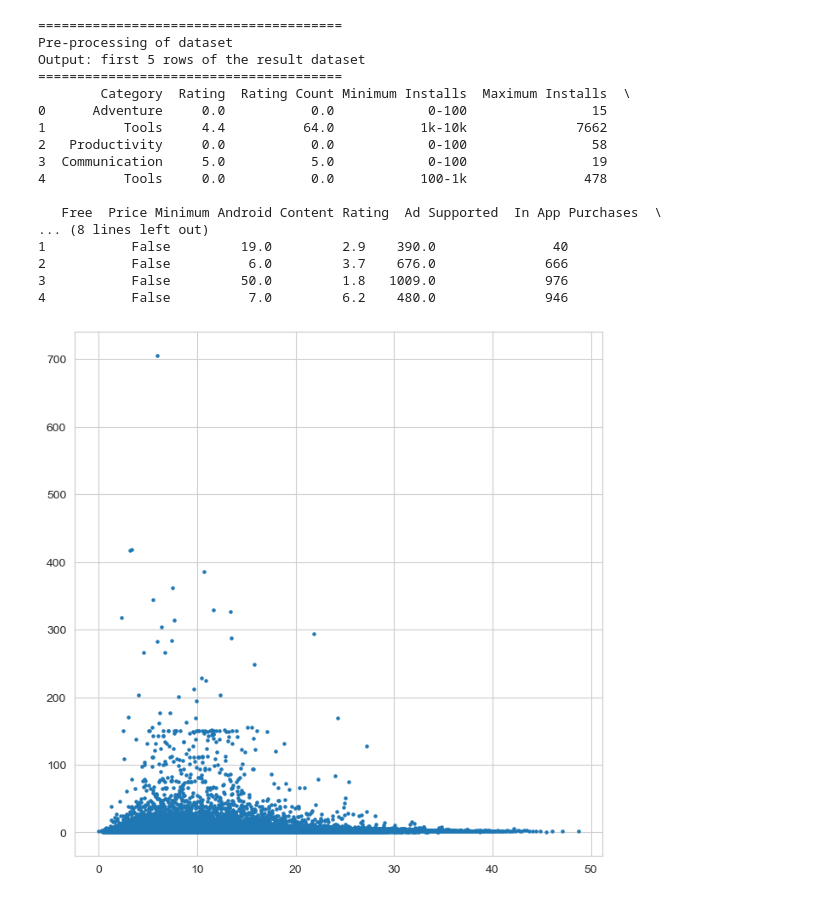
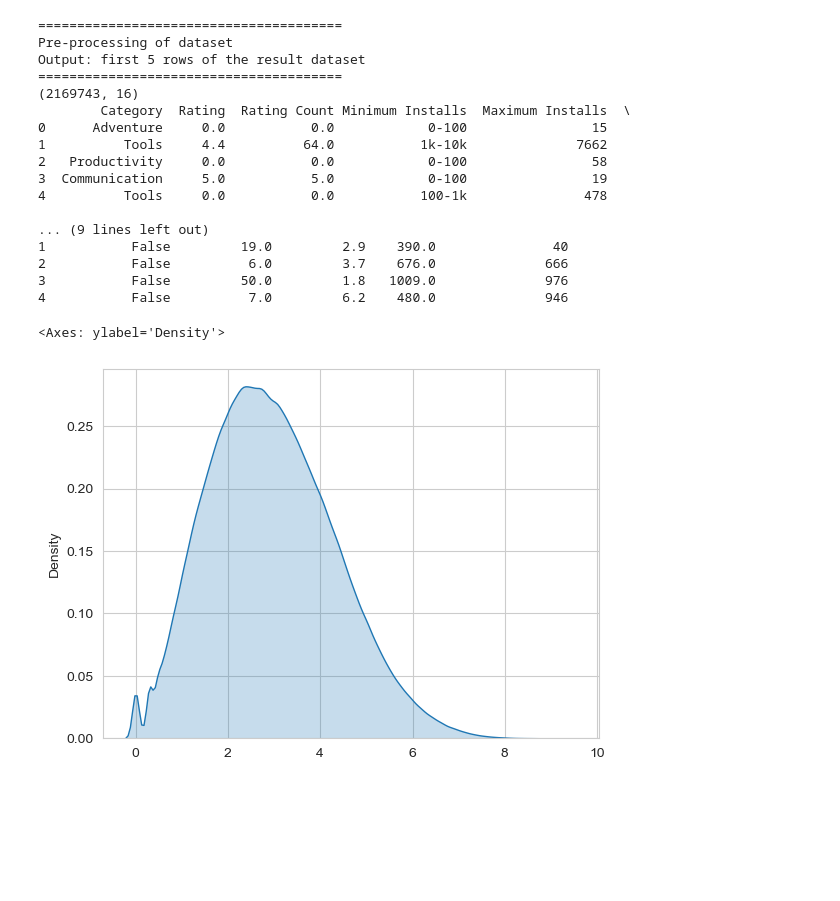
Before and after one commit to zhangbaiyi/google-play-analysis, a Jupyter notebook: experiments/visualization.ipynb, the cells around one changed output. Saved outputs shown, nothing was run; the diff lists cells and outputs as text; code cells hidden in the pictures; blank space fills up the shorter version.

```diff
--- a/experiments/visualization.ipynb
+++ b/experiments/visualization.ipynb
@@ -69,13 +69,16 @@ df.drop(['Size'], axis=1, inplace=True)
 df.drop(['App Name'], axis=1, inplace=True)
 df.dropna(inplace=True)
 df.drop_duplicates(inplace=True)
-
+df = df.query('`Maximum Installs` > 0')
+df.reset_index(drop=True, inplace=True)
+print(df.shape)
 print(df.head(5))
 # %% [output]
 =======================================
 Pre-processing of dataset
 Output: first 5 rows of the result dataset
 =======================================
+(2169743, 16)
         Category  Rating  Rating Count Minimum Installs  Maximum Installs  \
 0      Adventure     0.0           0.0            0-100                15
 1          Tools     4.4          64.0           1k-10k              7662
@@ -83,29 +86,8 @@ Output: first 5 rows of the result dataset
 3  Communication     5.0           5.0            0-100                19
 4          Tools     0.0           0.0           100-1k               478
 
-   Free  Price Minimum Android Content Rating  Ad Supported  In App Purchases  \
-... (8 lines left out)
+... (9 lines left out)
 1           False         19.0         2.9    390.0               40
 2           False          6.0         3.7    676.0              666
 3           False         50.0         1.8   1009.0              976
 4           False          7.0         6.2    480.0              946
-# %%
-df_outlier = df.select_dtypes(include=np.number)
-##### Mahalanobis Distance
-from scipy.spatial.distance import mahalanobis
-mean_vector = df_outlier.mean()
-covariance_matrix = df_outlier.cov()
-inv_covariance_matrix = np.linalg.inv(covariance_matrix)
-mahalanobis_dist = [mahalanobis(df_outlier.iloc[i], mean_vector, inv_covariance_matrix) for i in range(len(df_outlier))]
-
-df_outlier['mahalanobis_dist'] = mahalanobis_dist
-from scipy.stats import chi2
-
-significance_level = 0.1  # Adjust as needed
-threshold = chi2.ppf((1 - significance_level), df=11)  # df is the number of variables
-df_outlier['outlier'] = df_outlier['mahalanobis_dist']**2 > threshold
-df_outlier['outlier'].value_counts()
-df['outlier'] = df_outlier['outlier']
-df = df[df['outlier']==False]
-df.drop(columns=['outlier'],inplace=True)
-df.reset_index(drop=True,inplace=True)
@@ -128,7 +94,9 @@ empirical_quantiles = calculate_empirical_quantiles(mahalanobis_dist)
-# %%
-import matplotlib.pyplot as plt
-plt.figure(figsize=(8, 8))
-plt.scatter(chi_square_quantiles, mahalanobis_dist, s=5, label='Chi-Squared Quantiles')
-plt.show()
-# %% [output]
-[figure, removed]
+# %%
+import scipy.stats as stats
+from statsmodels.graphics.gofplots import qqplot
+import matplotlib.pyplot as plt
+import seaborn as sns
+sns.kdeplot(data=df, x = np.log10(df['Maximum Installs'].values), fill=True)
+# %% [output]
+<Axes: ylabel='Density'>
+[figure, added]
```
Also changed, not shown: parts of 8 cells of this notebook, 3 other files.
